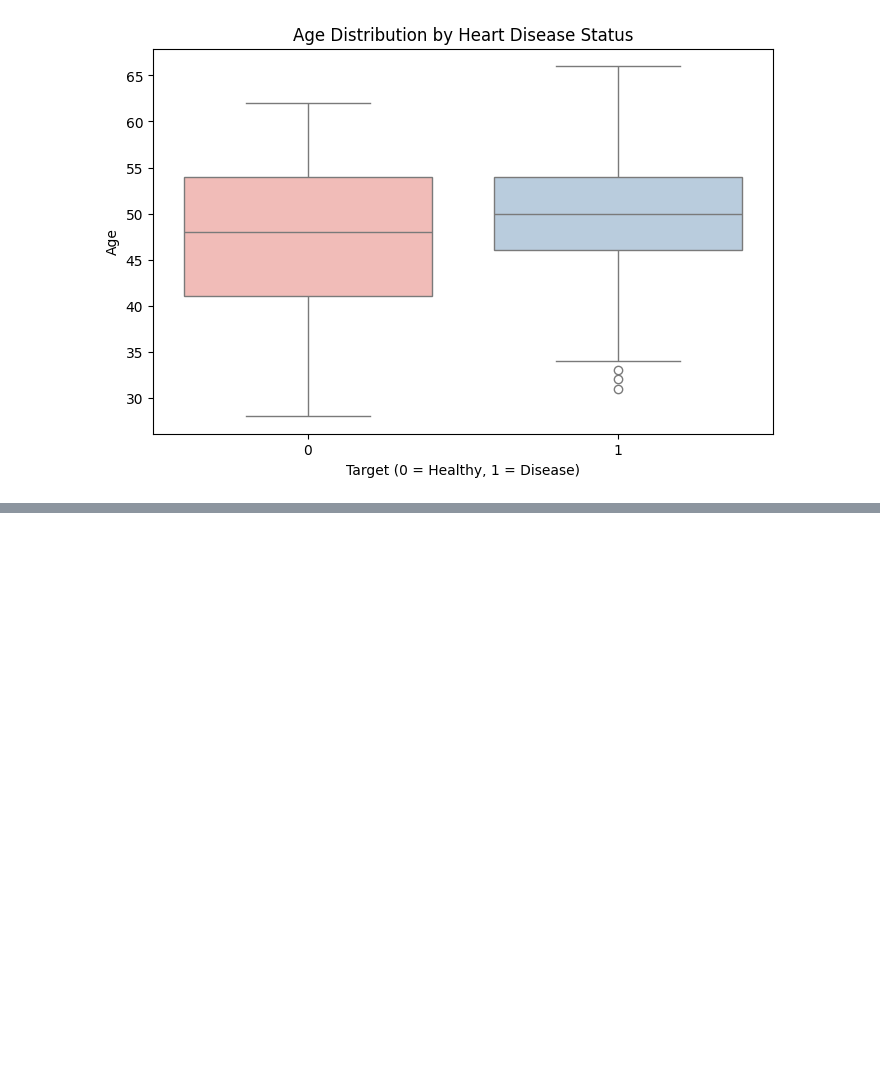
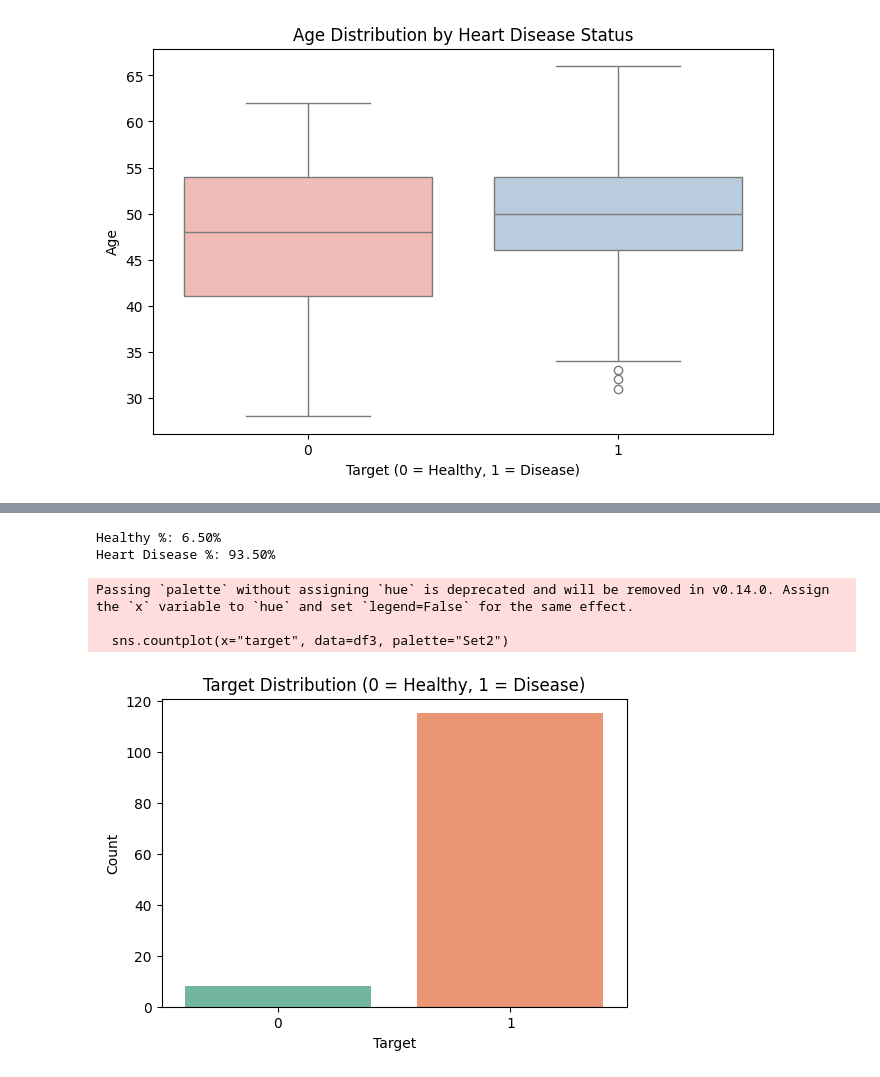
Before and after one commit to eshat69/PrivacyPreservingHealthFL, a Jupyter notebook: eda.ipynb, the cells around one changed output, grey strips where cells are left out. Cells and saved outputs as stored; diff of their text form; code cells hidden in the pictures; blank space fills up the shorter version.

```diff
--- a/eda.ipynb
+++ b/eda.ipynb
@@ -285,0 +288,4 @@ Passing `palette` without assigning `hue` is deprecated and will be removed in v
+# %%
+# Load the dataset
+df3 = pd.read_csv("data/processed/switzerland_clean.csv")
+df3.head()
@@ -285,0 +328,26 @@ Passing `palette` without assigning `hue` is deprecated and will be removed in v
+# %%
+total = len(df3)
+healthy_count = (df3["target"] == 0).sum()
+disease_count = (df3["target"] == 1).sum()
+
+healthy_pct = (healthy_count / total) * 100
+disease_pct = (disease_count / total) * 100
+
+print(f"Healthy %: {healthy_pct:.2f}%")
+print(f"Heart Disease %: {disease_pct:.2f}%\n")
+# %% [output]
+Healthy %: 6.50%
+Heart Disease %: 93.50%
+# %%
+# Task: Target Distribution Plot
+plt.figure(figsize=(6, 4))
+sns.countplot(x="target", data=df3, palette="Set2")
+plt.title("Target Distribution (0 = Healthy, 1 = Disease)")
+plt.xlabel("Target")
+plt.ylabel("Count")
+plt.show()
+# %% [output]
+Passing `palette` without assigning `hue` is deprecated and will be removed in v0.14.0. Assign the `x` variable to `hue` and set `legend=False` for the same effect.
+
+  sns.countplot(x="target", data=df3, palette="Set2")
+[figure, added]
```
Also changed, not shown: parts of 10 cells of this notebook.
